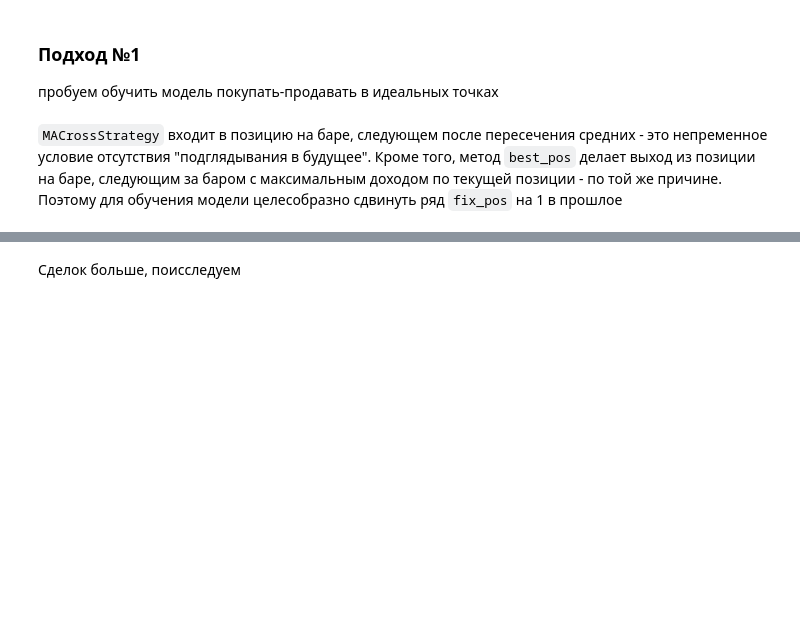
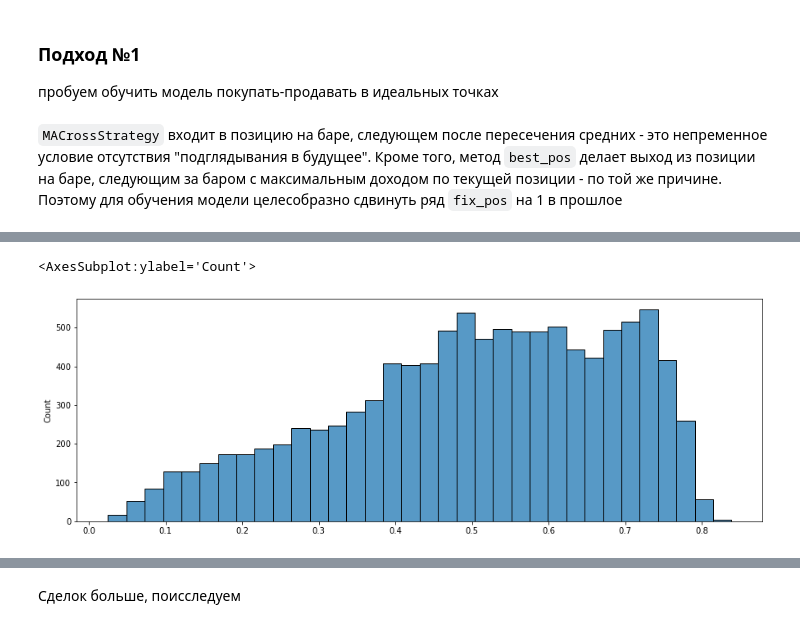
Before and after one commit to bellerofonte/skillfactory-dst-50, a Jupyter notebook: final/src/model/macross-bitmex.ipynb, the cells around one changed output, grey strips where cells are left out. Drawn from its saved outputs; the diff is of its cells as text; code cells hidden in the pictures; blank space fills up the shorter version.

```diff
--- a/final/src/model/macross-bitmex.ipynb
+++ b/final/src/model/macross-bitmex.ipynb
@@ -49,6 +53,7 @@ df.sort_values('time', ignore_index=True, inplace=True)
 df.drop_duplicates(subset='time', ignore_index=True, inplace=True)
 df.hbl = df.hbl.astype('int')
 df['tod'] = (df.time.dt.hour * 60) + df.time.dt.minute
+df['dow'] = df.time.dt.day_of_week
 # %%
 df.info()
 # %% [output]
@@ -223,20 +229,3 @@ class MACrossStrategy(Strategy):
         else:
             # otherwise - close position if present
             self.close(row, row.open)
-# %%
-MA_PERIOD_LONG = 13
-MA_PERIOD_SHORT = 5
-
-df_mac = df.copy(deep=False)
-add_moving(df_mac, MA_PERIOD_LONG, 'long')
-add_moving(df_mac, MA_PERIOD_SHORT, 'short')
-
-for col1 in ['open', 'high', 'low', 'close']:
-    for per in ['long', 'short']:
-        for col2 in ['ma', 'high', 'low']:
-            df_mac[f'{col1}_by_{col2}_{per}'] = (df_mac[col1] - df_mac[f'{col2}_{per}']) / df_mac[f'std_{per}']
-
-df_mac['macd'] = (df_mac['ma_short'] - df_mac['ma_long']) / df_mac['std_long']
-df_mac['macd_bin'] = (df_mac['macd'] > 0).astype('int')
-df_mac['macd_bin_1'] = df_mac['macd_bin'].shift(1).fillna(0)
-data_train = df_mac.iloc[:TRAIN_SIZE]
@@ -367,3 +428,12 @@ accuracy_score(y_pred_raw, y_val), f1_score(y_pred_raw, y_val)
+# %%
+y_pred_proba = mac_catboost.predict_proba(X_val)
+y_pred_pd = pd.Series(data=y_pred_raw, index=X_val.index)
+y_pred_proba_pd = pd.Series(data=y_pred_proba[:,1], index=X_val.index)
+# %%
+sns.histplot(y_pred_proba_pd[y_val != y_pred_pd])
+# %% [output]
+<AxesSubplot:ylabel='Count'>
+[figure, added]
 # %%
 feat_imp = pd.Series(data=mac_catboost.feature_importances_, index=X_train.columns)
 feat_imp.sort_values(ascending=False).head(10)
```
Also changed, not shown: parts of 39 cells of this notebook.
